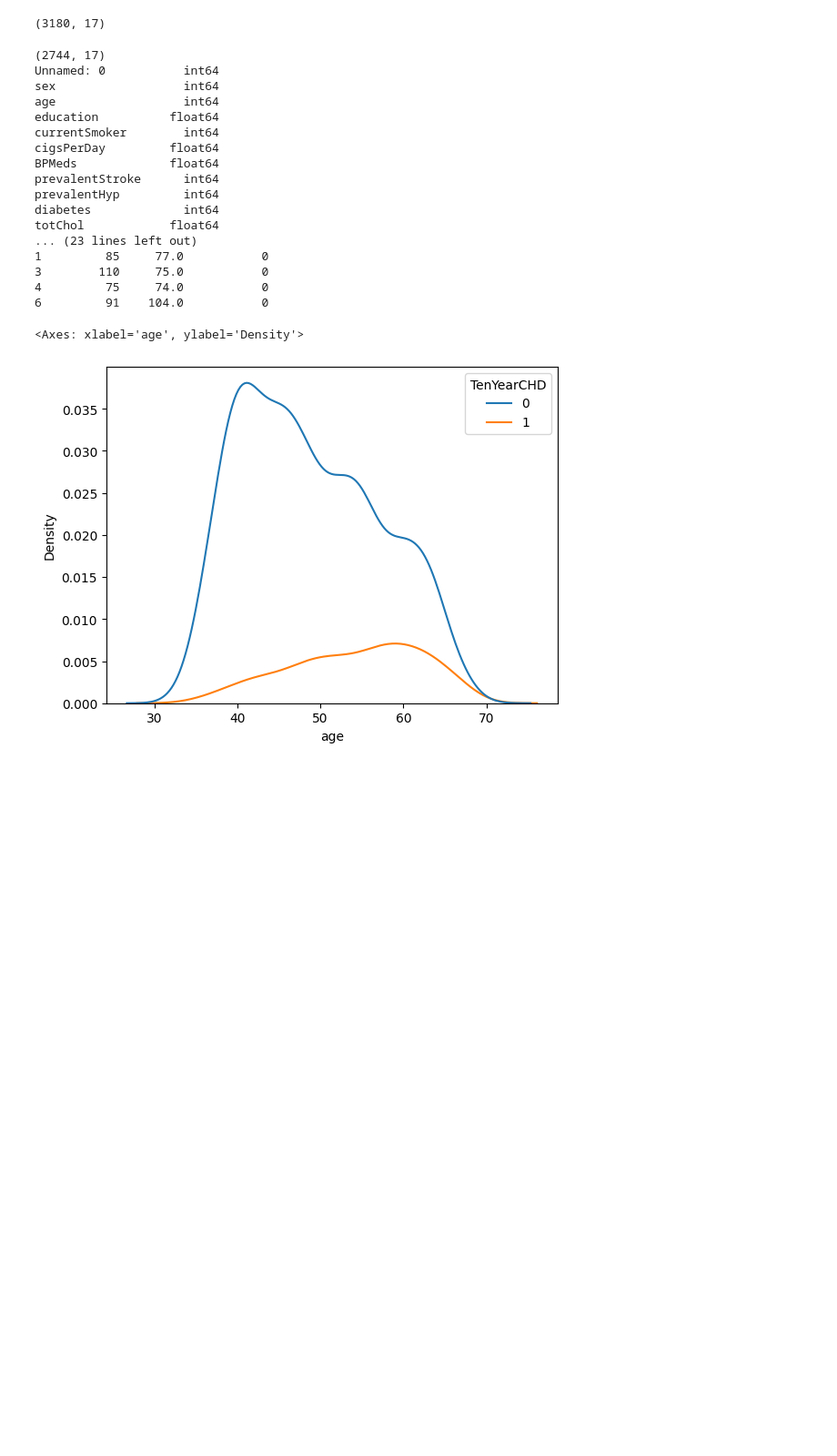
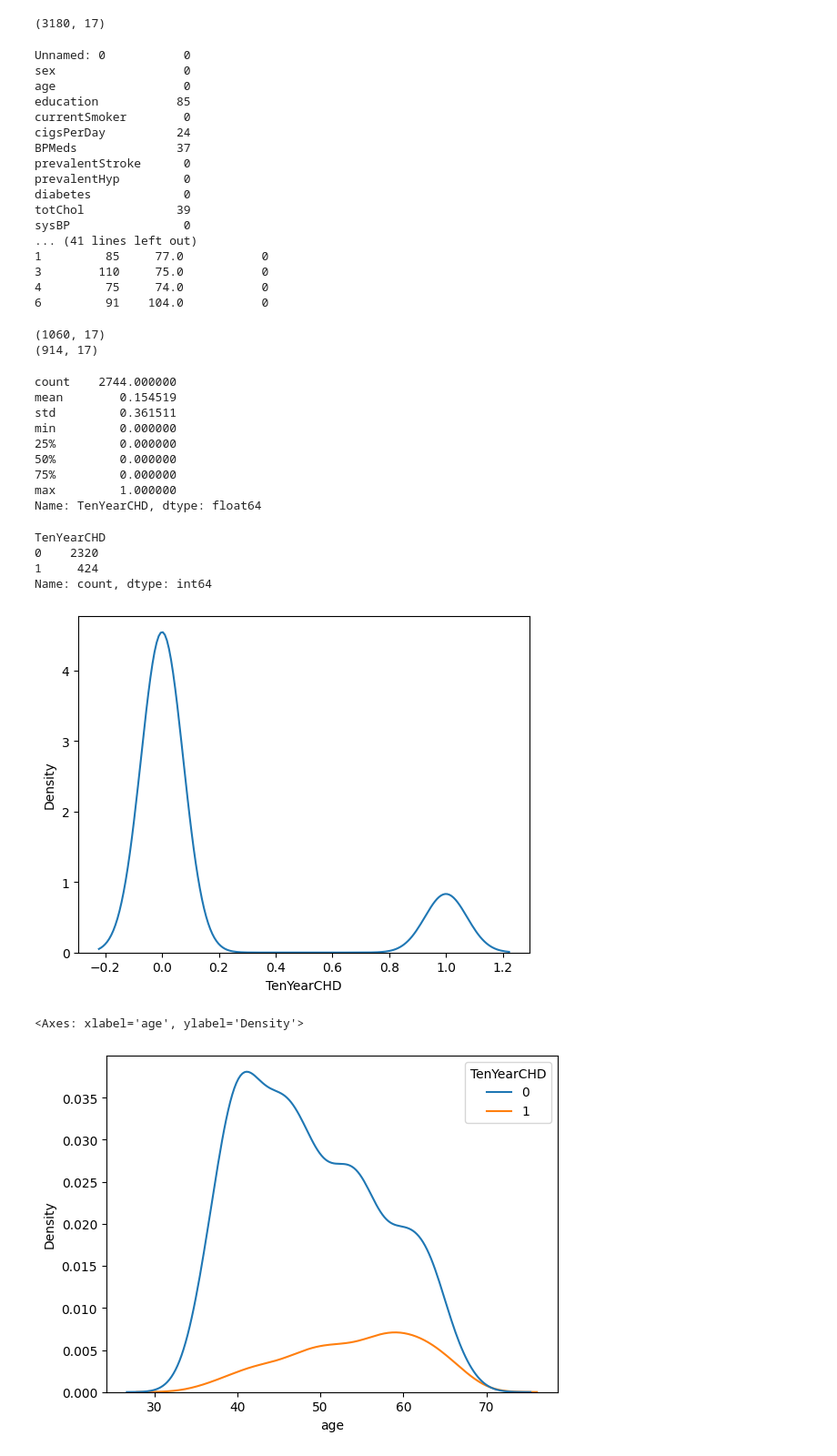
Before and after one commit to gdbwoo/DS-3001-Projects, a Jupyter notebook: Project 2/project_chd.ipynb, the cells around one changed output. Shown at 91% size. Saved outputs shown, nothing was run; the diff lists cells and outputs as text; code cells hidden in the pictures; blank space fills up the shorter version.

```diff
--- a/Project 2/project_chd.ipynb
+++ b/Project 2/project_chd.ipynb
@@ -34,31 +34,57 @@ print()
 (3180, 17)
 # %%
 # Remove all missing values/na's
+print(df.isna().sum())
 df = df.dropna()
+
 print(df.shape)
 print(df.dtypes)
 print(df.head())
 # %% [output]
-(2744, 17)
-Unnamed: 0           int64
-sex                  int64
-age                  int64
-education          float64
-currentSmoker        int64
-cigsPerDay         float64
-BPMeds             float64
-prevalentStroke      int64
-prevalentHyp         int64
-diabetes             int64
-totChol            float64
-... (23 lines left out)
+Unnamed: 0           0
+sex                  0
+age                  0
+education           85
+currentSmoker        0
+cigsPerDay          24
+BPMeds              37
+prevalentStroke      0
+prevalentHyp         0
+diabetes             0
+totChol             39
+sysBP                0
+... (41 lines left out)
 1         85     77.0           0
 3        110     75.0           0
 4         75     74.0           0
 6         91    104.0           0
 # %%
 df_test = pd.read_csv("/content/DS-3001-Projects/Project 2/fhs_test.csv")
+print(df_test.shape)
 df_test = df_test.dropna()
+print(df_test.shape)
+# %% [output]
+(1060, 17)
+(914, 17)
+# %%
+sns.kdeplot(df,x="TenYearCHD")
+print(df['TenYearCHD'].describe())
+df['TenYearCHD'].value_counts()
+# %% [output]
+count    2744.000000
+mean        0.154519
+std         0.361511
+min         0.000000
+25%         0.000000
+50%         0.000000
+75%         0.000000
+max         1.000000
+Name: TenYearCHD, dtype: float64
+TenYearCHD
+0    2320
+1     424
+Name: count, dtype: int64
+[figure, added]
 # %%
 # Visualize
 
```
Also changed, not shown: parts of 2 cells of this notebook.
